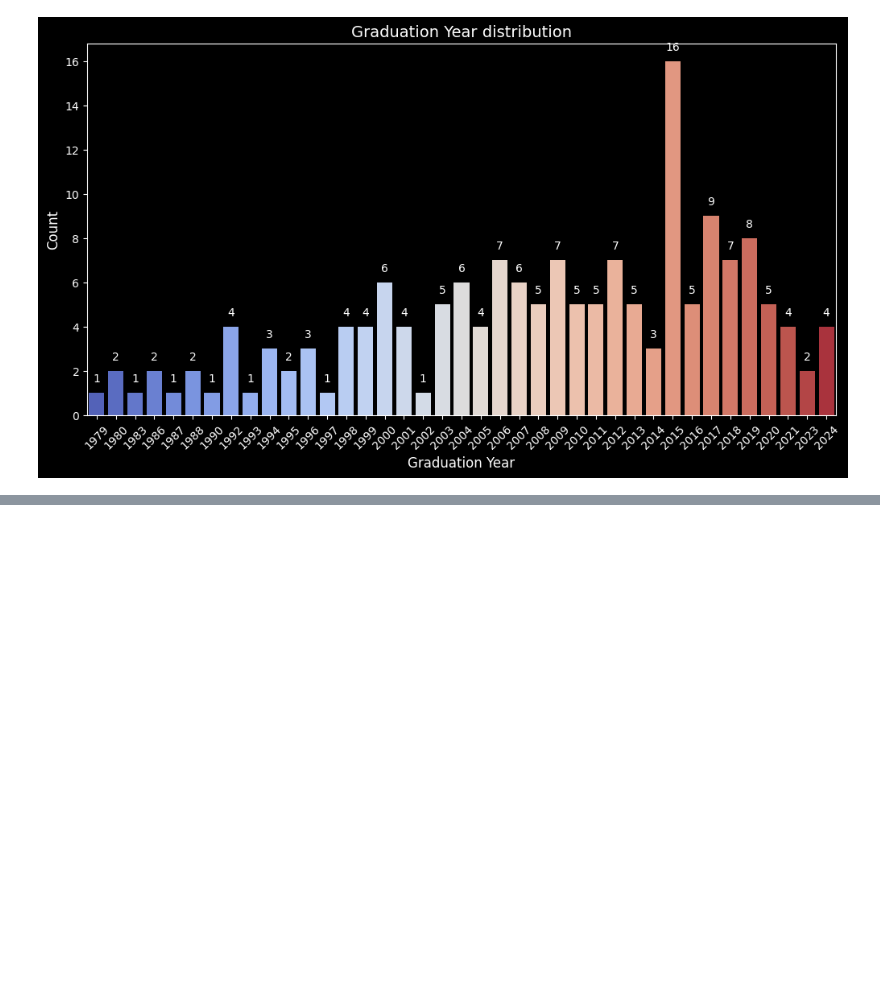
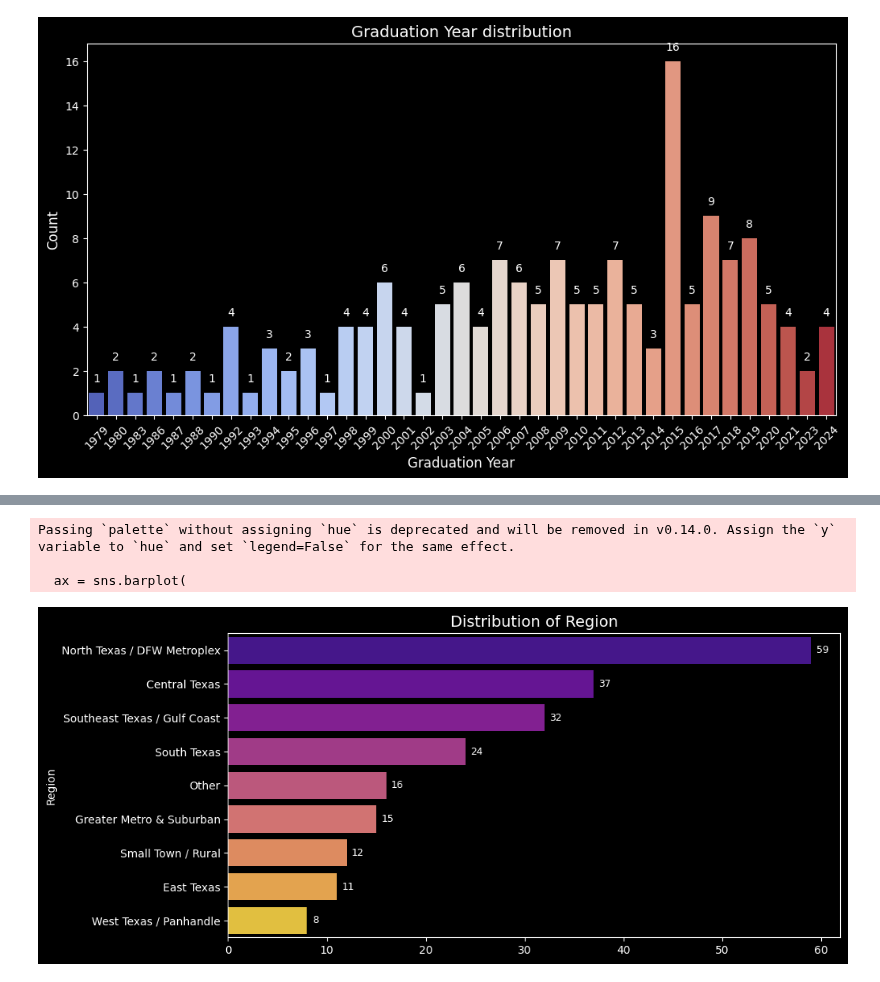
Before and after one commit to pallavmarch/Psychologytoday-therapist-analysis, a Jupyter notebook: PsychologyToday_Dementia_analysis.ipynb, the cells around one changed output, grey strips where cells are left out. Cells and saved outputs as stored; diff of their text form; code cells hidden in the pictures; blank space fills up the shorter version.

```diff
--- a/PsychologyToday_Dementia_analysis.ipynb
+++ b/PsychologyToday_Dementia_analysis.ipynb
@@ -873,0 +799,58 @@ Passing `palette` without assigning `hue` is deprecated and will be removed in v
+# %%
+# Initialize the geocoder for US ZIP codes
+nomi = pgeocode.Nominatim('us')
+
+# Function to fetch city and county from ZIP Code
+def get_location_info(zip_code):
+    location = nomi.query_postal_code(zip_code)
+    return pd.Series([location['place_name'], location['county_name']])
+
+Dementia[['City', 'County']] = Dementia['ZIP Code'].astype(str).apply(get_location_info)
+# %%
+
+city_groups = {
+    "Central Texas": [
+        "Austin", "Round Rock", "Georgetown", "Pflugerville", "Cedar Park",
+        "Hutto", "Bastrop", "Marble Falls"
+    ],
+    "North Texas / DFW Metroplex": [
+        "Dallas", "Fort Worth", "Arlington", "Plano", "Frisco", "Allen",
+        "McKinney", "Addison", "Carrollton", "Irving", "North Richland Hills",
+        "Flower Mound", "Keller", "Southlake", "Colleyville", "Hurst", "Wylie",
+        "Denton", "Burleson", "Prosper"
+    ],
+    "South Texas": [
+        "San Antonio", "Corpus Christi", "Laredo", "McAllen", "Edinburg",
+        "Harlingen", "Victoria"
+    ],
+    "West Texas / Panhandle": [
+        "El Paso", "Amarillo", "Abilene", "Big Spring"
+    ],
+    "East Texas": [
+        "Tyler", "Palestine", "Jacksonville", "Conroe", "Livingston"
+    ],
+    "Southeast Texas / Gulf Coast": [
+        "Houston", "Pasadena", "Beaumont", "Alvin", "Manvel", "League City", "Winnie"
+    ],
+    "Greater Metro & Suburban": [
+        "Spring", "Tomball", "Katy", "Richmond", "Magnolia", "Rockwall",
+        "Kaufman", "Granbury", "Gunter"
+    ],
+    "Small Town / Rural": [
+        "Cuero", "Bryan", "Belton", "Fredericksburg", "Sherman", "Weatherford",
+        "Kyle", "Boerne"
+    ]
+}
+
+
+city_mapping = {city: region for region, cities in city_groups.items() for city in cities}
+
+
+Dementia["Region"] = Dementia["City"].map(city_mapping).fillna("Other")
+
+plot_horizontalBar(Dementia['Region'].value_counts(),"Distribution of Region")
+# %% [output]
+Passing `palette` without assigning `hue` is deprecated and will be removed in v0.14.0. Assign the `y` variable to `hue` and set `legend=False` for the same effect.
+
+  ax = sns.barplot(
+[figure, added]
```
Also changed, not shown: parts of 20 cells of this notebook.
